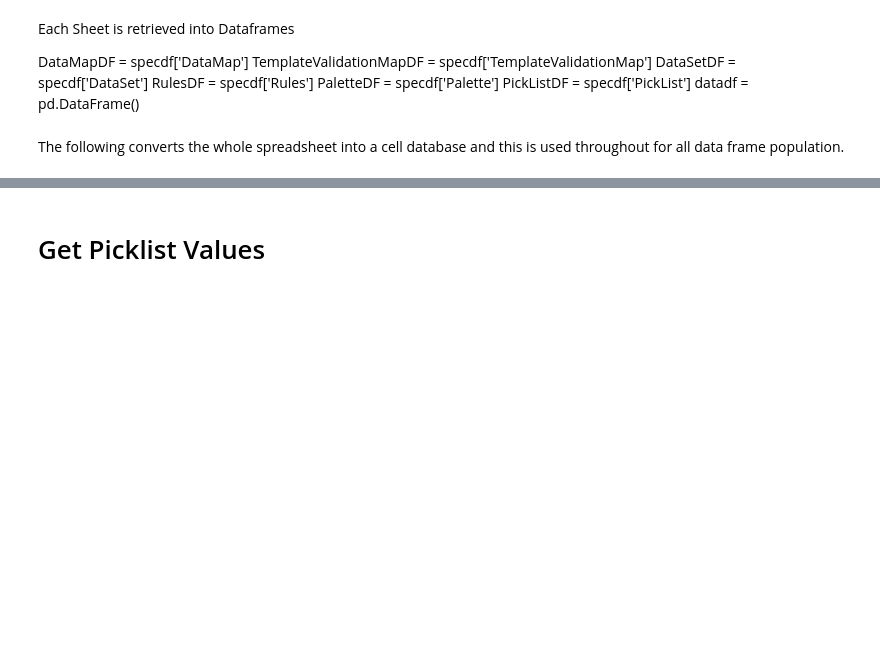
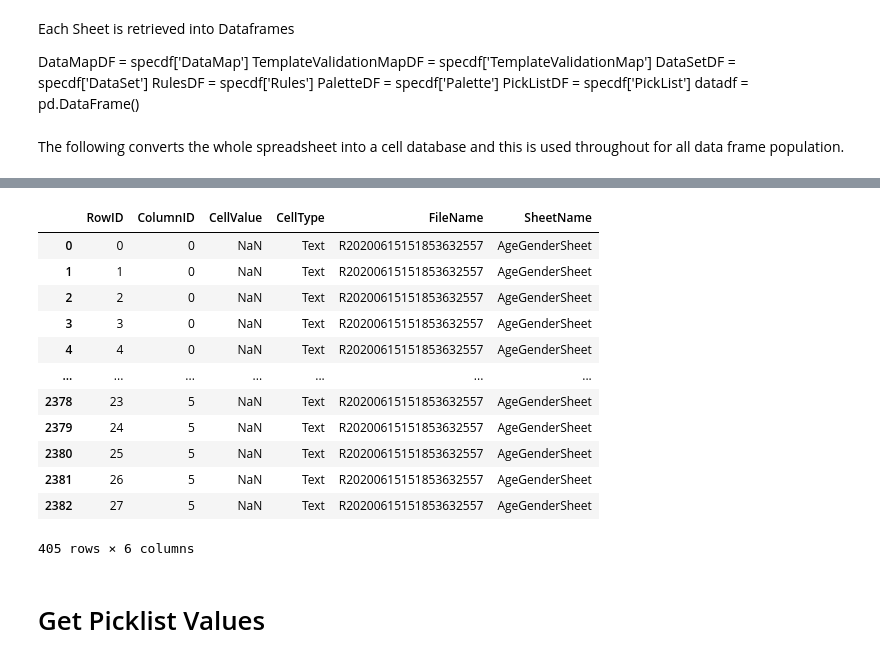
Before and after one commit to andrewcgaitskell/excel-extractor, a Jupyter notebook: CellMaker.ipynb, the cells around one changed output, grey strips where cells are left out. Saved outputs shown, nothing was run; the diff lists cells and outputs as text; code cells hidden in the pictures; blank space fills up the shorter version.

```diff
--- a/CellMaker.ipynb
+++ b/CellMaker.ipynb
@@ -86,7 +86,7 @@ upload
 FileUpload(value={}, description='Upload')
 # %%
 import io
-filedf = pd.read_excel(upload.data[0],sheet_name=None, header=0, encoding='utf-8', errors='ignore')
+filedf = pd.read_excel(upload.data[0],sheet_name=None, header=None, encoding='utf-8', errors='ignore')
 # %%
 filedf
 # %% [output]
@@ -143,16 +161,18 @@ for currentsheetname in sheetnames:
     celldb["FileName"] = runid
     celldb["SheetName"] = currentsheetname
 
-    #try:
-    celldb["CellType"] = celldb.apply(GetDataType, axis=1)
-    celldb["RowID"] = celldb.apply(add1_2row, axis=1)
-    celldb["ColumnID"] = celldb.apply(add1_2column, axis=1)
+    celldb["ColumnID"] = celldb["ColumnID"]
 
-    #except:
+    try:
+        celldb["CellType"] = celldb.apply(GetDataType, axis=1)
+        celldb["RowID"] = celldb.apply(add1_2row, axis=1)
+        celldb["ColumnID"] = celldb.apply(add1_2column, axis=1)
 
-    #    celldb["CellType"] = 'unknown'
-    #    celldb["RowID"] = 0
-    #    celldb["ColumnID"] = 0
+    except:
+
+        celldb["CellType"] = 'unknown'
+        celldb["RowID"] = 0
+        celldb["ColumnID"] = 0
 
     celldbstagedf = celldbstagedf.append(celldb, ignore_index=True)
 
@@ -162,3 +180,20 @@ celldbstagedf
+# %%
+df = celldbstagedf[celldbstagedf['SheetName']=='AgeGenderSheet']
+df
+# %% [output]
+|  | RowID | ColumnID | CellValue | CellType | FileName | SheetName |
+| 0 | 0 | 0 | NaN | Text | R20200615151853632557 | AgeGenderSheet |
+| 1 | 1 | 0 | NaN | Text | R20200615151853632557 | AgeGenderSheet |
+| 2 | 2 | 0 | NaN | Text | R20200615151853632557 | AgeGenderSheet |
+| 3 | 3 | 0 | NaN | Text | R20200615151853632557 | AgeGenderSheet |
+| 4 | 4 | 0 | NaN | Text | R20200615151853632557 | AgeGenderSheet |
+| ... | ... | ... | ... | ... | ... | ... |
+| 2378 | 23 | 5 | NaN | Text | R20200615151853632557 | AgeGenderSheet |
+| 2379 | 24 | 5 | NaN | Text | R20200615151853632557 | AgeGenderSheet |
+| 2380 | 25 | 5 | NaN | Text | R20200615151853632557 | AgeGenderSheet |
+| 2381 | 26 | 5 | NaN | Text | R20200615151853632557 | AgeGenderSheet |
+| 2382 | 27 | 5 | NaN | Text | R20200615151853632557 | AgeGenderSheet |
+405 rows × 6 columns
 # %% [markdown]
 # Get Picklist Values
 # %% [markdown]
```
Also changed, not shown: parts of 8 cells of this notebook.
